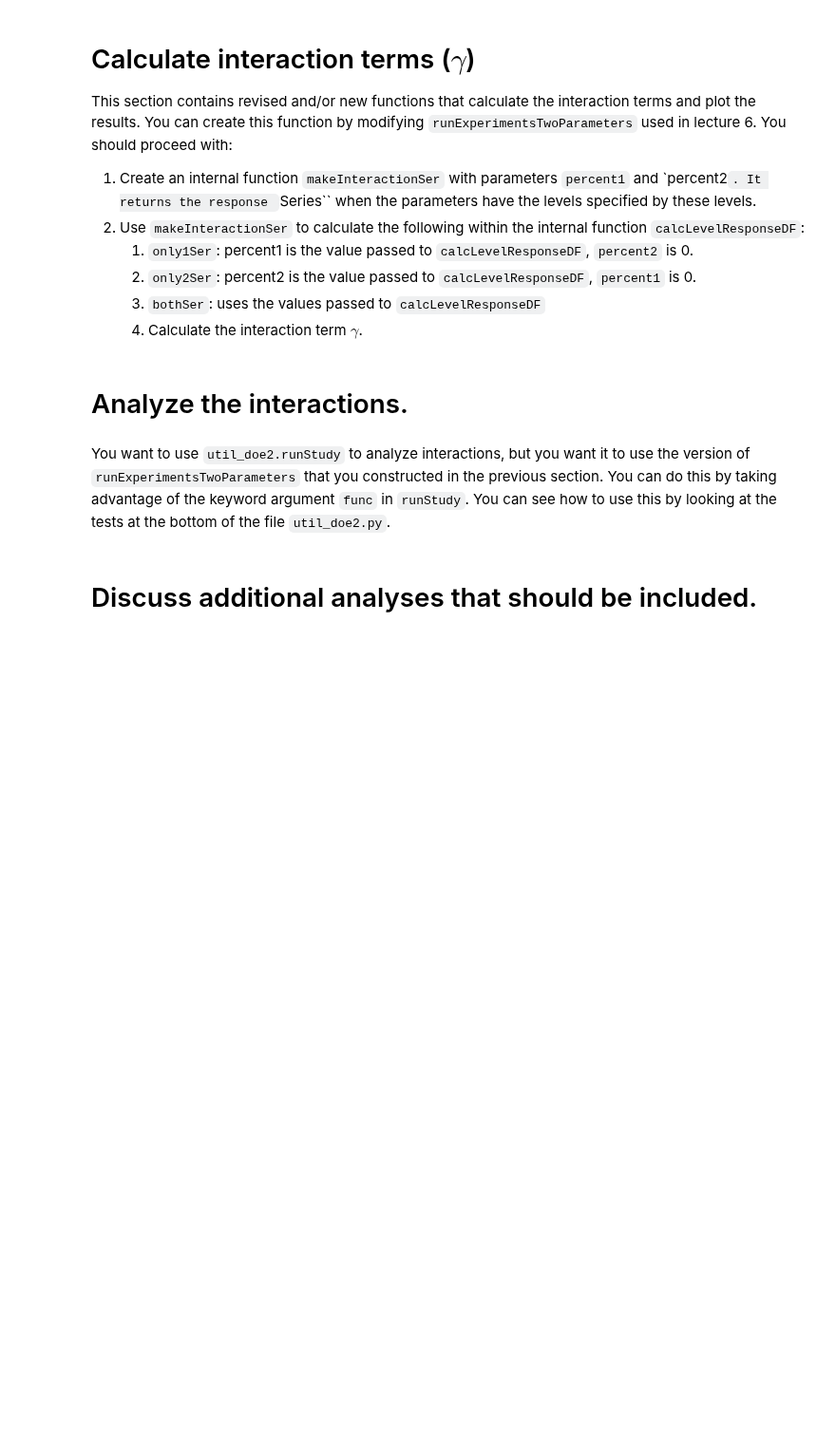
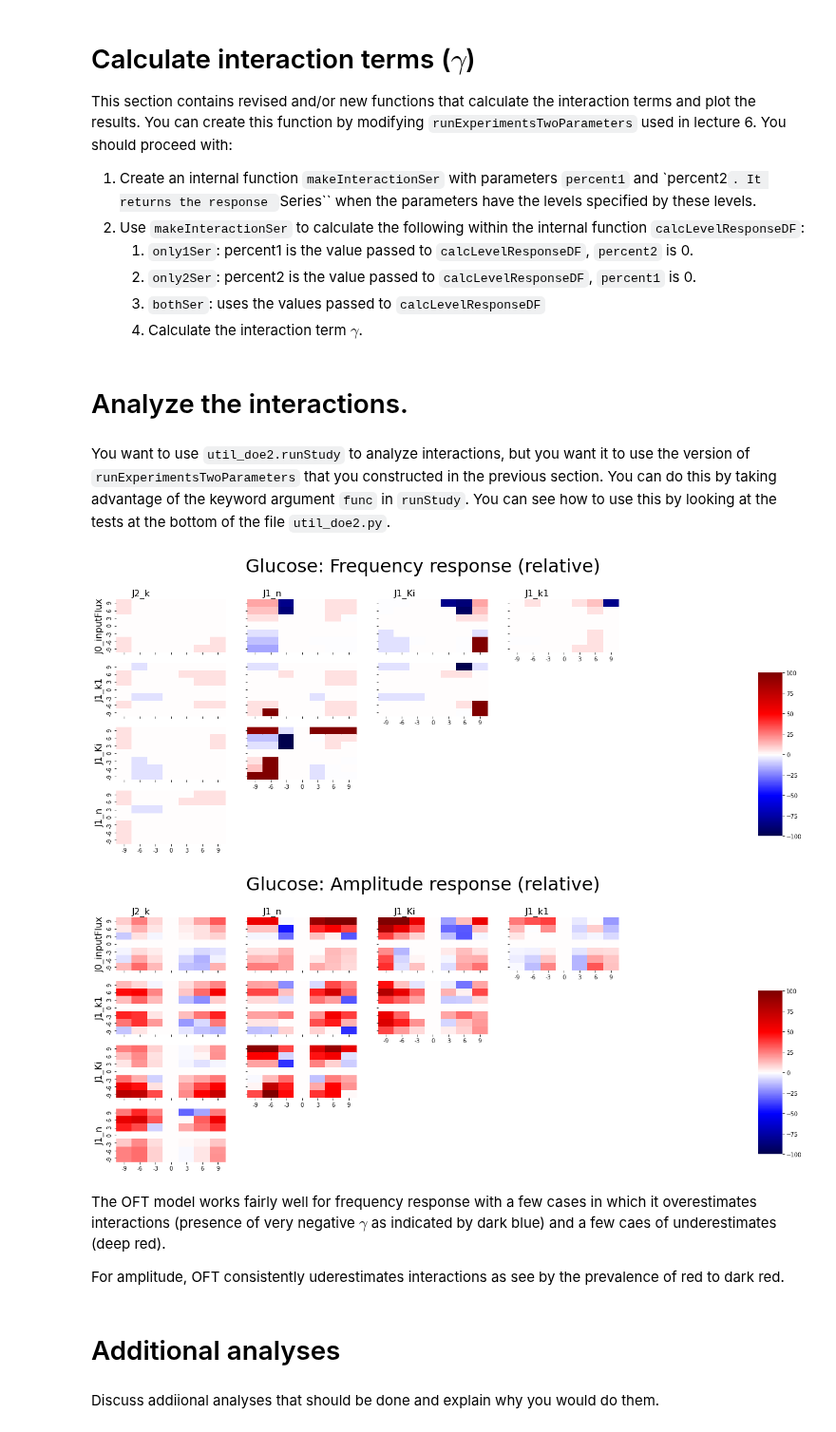
Before and after one commit to ModelEngineering/advancing-biomedical-models, a Jupyter notebook: homework/Homework1-Solutions.ipynb, the cells around one changed output. Shown at 95% size. Cells and saved outputs as stored; diff of their text form; code cells hidden in the pictures; blank space fills up the shorter version.

```diff
--- a/homework/Homework1-Solutions.ipynb
+++ b/homework/Homework1-Solutions.ipynb
@@ -199,9 +200,18 @@ You can do this by taking advantage of the keyword argument ``func`` in ``runStu
 # %%
 # Analysis for frequency with relative (precentage) responses
 percents = 3*(np.array(range(7)) - 3)
-for molecule in wm.WOLF_MOL[0:4]:
-    for isFrequency in [True, False]:
-        util_doe2.runStudyTFC(molecule, wm.WOLF_PRMS[0:4], percents, isRelative=True, isFrequency=isFrequency,
-                    func=runExperimentsTwoParametersInteractionResponse)
+molecule = "Glucose"
+for isFrequency in [True, False]:
+    util_doe2.runStudyTFC(molecule, wm.WOLF_PRMS[0:5], percents, isRelative=True, isFrequency=isFrequency,
+                func=runExperimentsTwoParametersInteractionResponse)
+# %% [output]
+[figure, added]
+[figure, added]
-# %% [markdown]
-# Discuss additional analyses that should be included.
+# %% [markdown]
+The OFT model works fairly well for frequency response with a few cases in which it overestimates interactions (presence of very negative $\gamma$ as indicated by dark blue) and a few caes of underestimates (deep red).
+
+For amplitude, OFT consistently uderestimates interactions as see by the prevalence of red to dark red.
+# %% [markdown]
+# Additional analyses
+# %% [markdown]
+Discuss addiional analyses that should be done and explain why you would do them.
```
Also changed, not shown: parts of 2 cells of this notebook, 1 other file.
